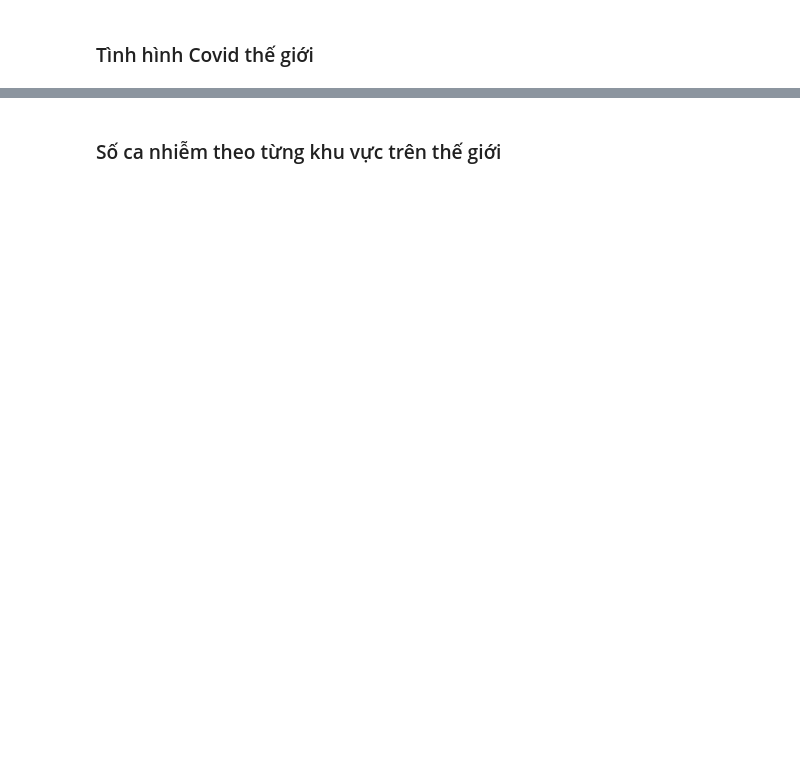
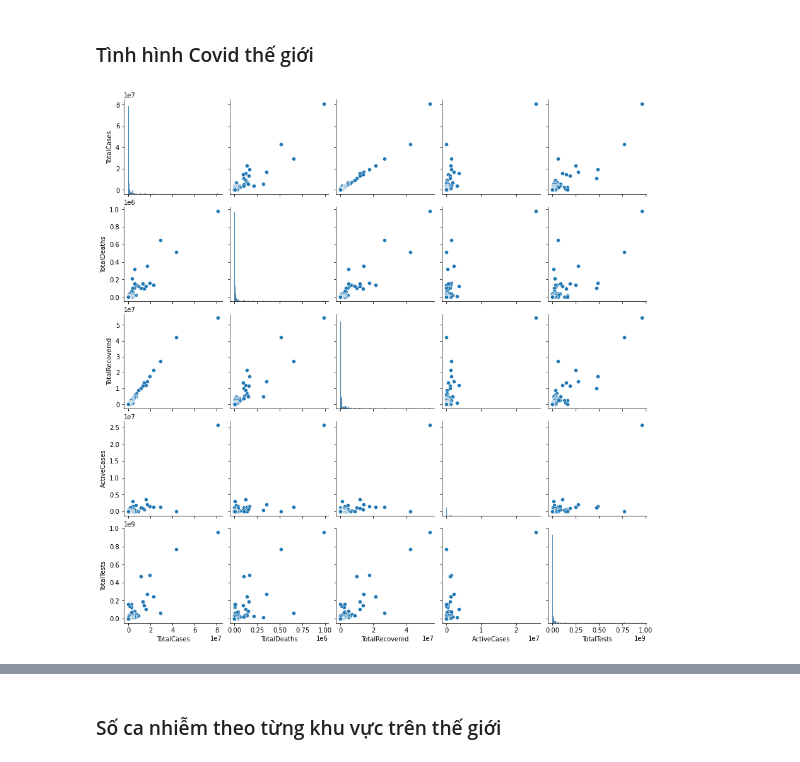
Before and after one commit to trinhhinh729/Lab1---DataVisualization, a Jupyter notebook: Analysis&Visualization.ipynb, the cells around one changed output, grey strips where cells are left out. Cells and saved outputs as stored; diff of their text form; code cells hidden in the pictures; blank space fills up the shorter version.

```diff
--- a/Analysis&Visualization.ipynb
+++ b/Analysis&Visualization.ipynb
@@ -41,0 +48,5 @@ px.line_polar(r=data,theta=col,line_close=True)
+# %%
+col = ['TotalCases','TotalDeaths','TotalRecovered','ActiveCases', 'TotalTests']
+sns.pairplot(df[col]);
+# %% [output]
+[figure, added]
```
Also changed, not shown: parts of 10 cells of this notebook, 3 other files.
